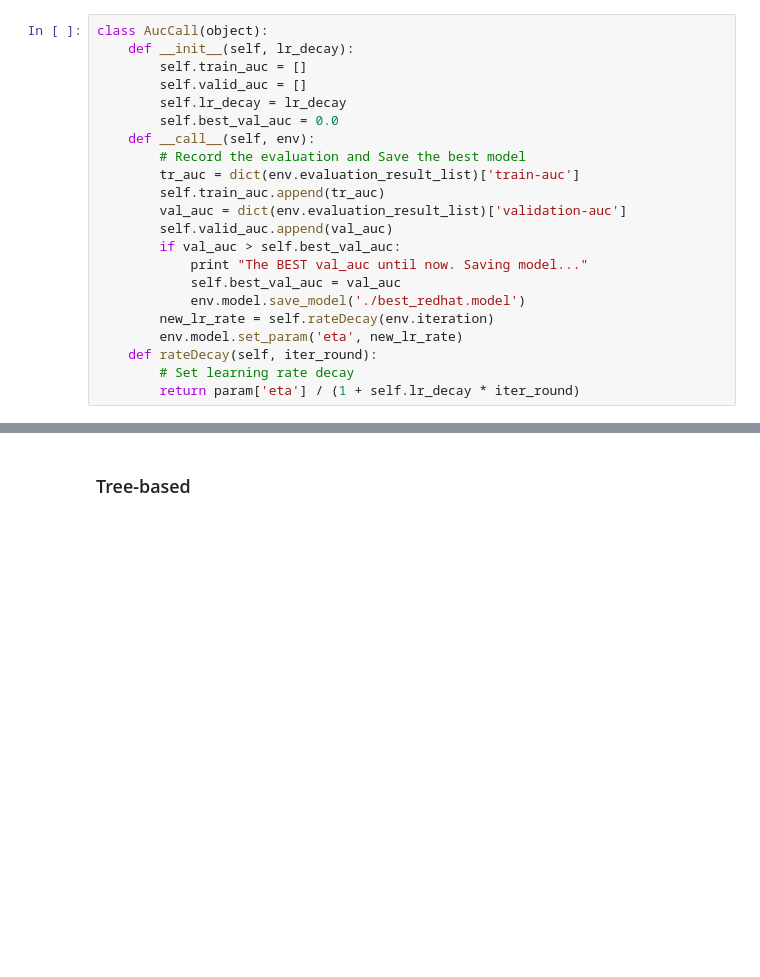
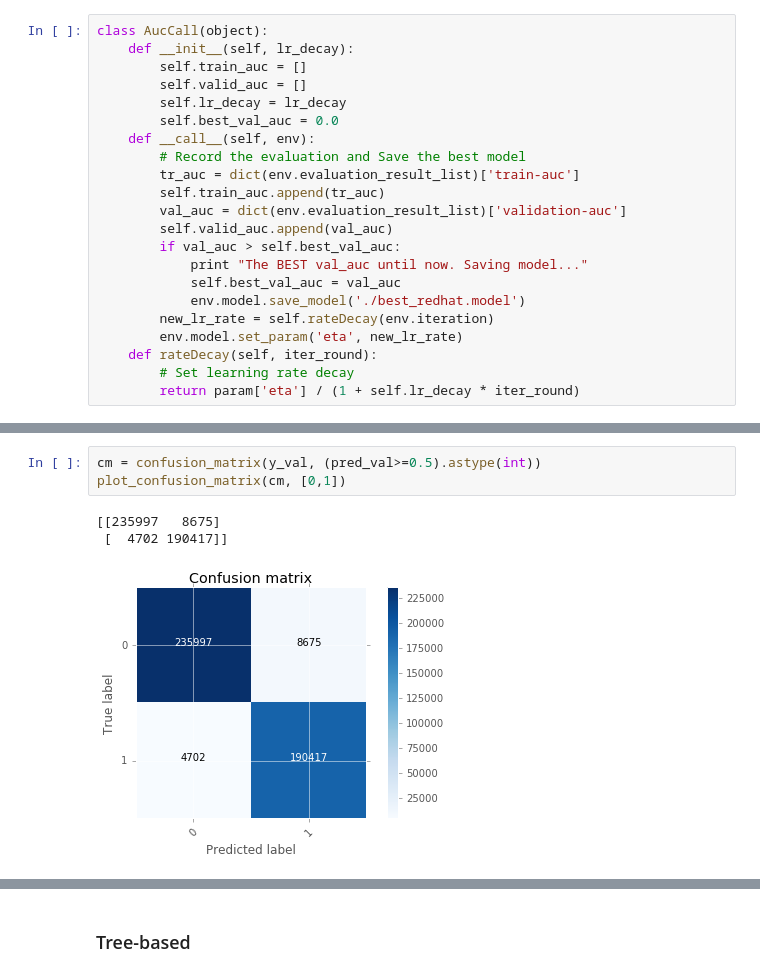
Before and after one commit to yurayli/kaggle-redhat, a Jupyter notebook: redHat_xgb.ipynb, the cells around one changed output, grey strips where cells are left out. Saved outputs shown, nothing was run; the diff lists cells and outputs as text; blank space fills up the shorter version.

```diff
--- a/redHat_xgb.ipynb
+++ b/redHat_xgb.ipynb
@@ -315,0 +319,7 @@ FileLink('eval_redhat.csv')
+# %%
+cm = confusion_matrix(y_val, (pred_val>=0.5).astype(int))
+plot_confusion_matrix(cm, [0,1])
+# %% [output]
+[[235997   8675]
+ [  4702 190417]]
+[figure, added]
```
Also changed, not shown: parts of 39 cells of this notebook, 15 other files.
